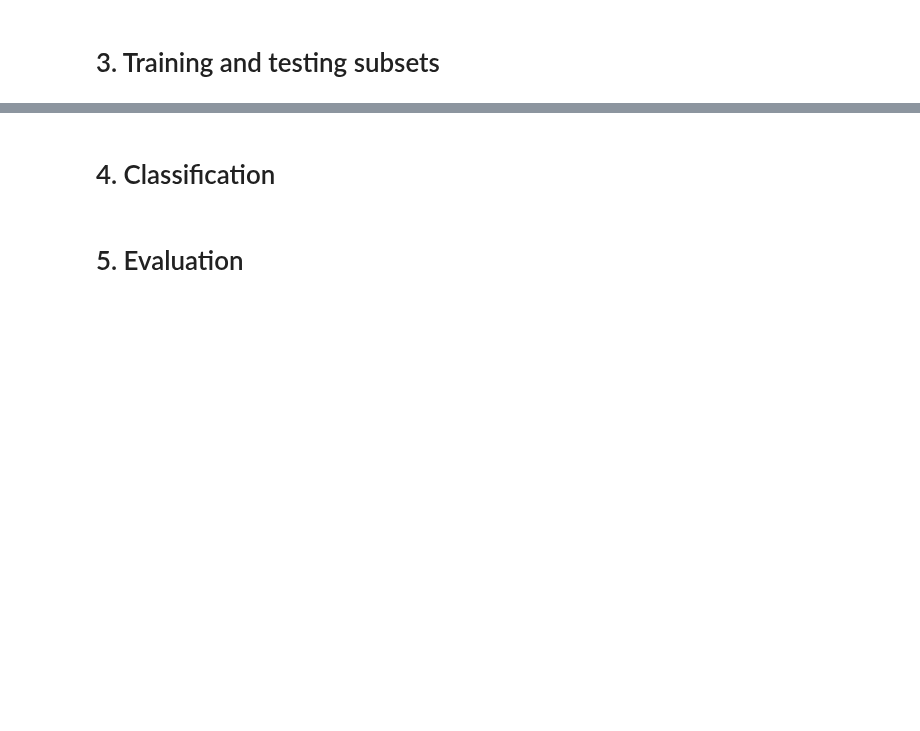
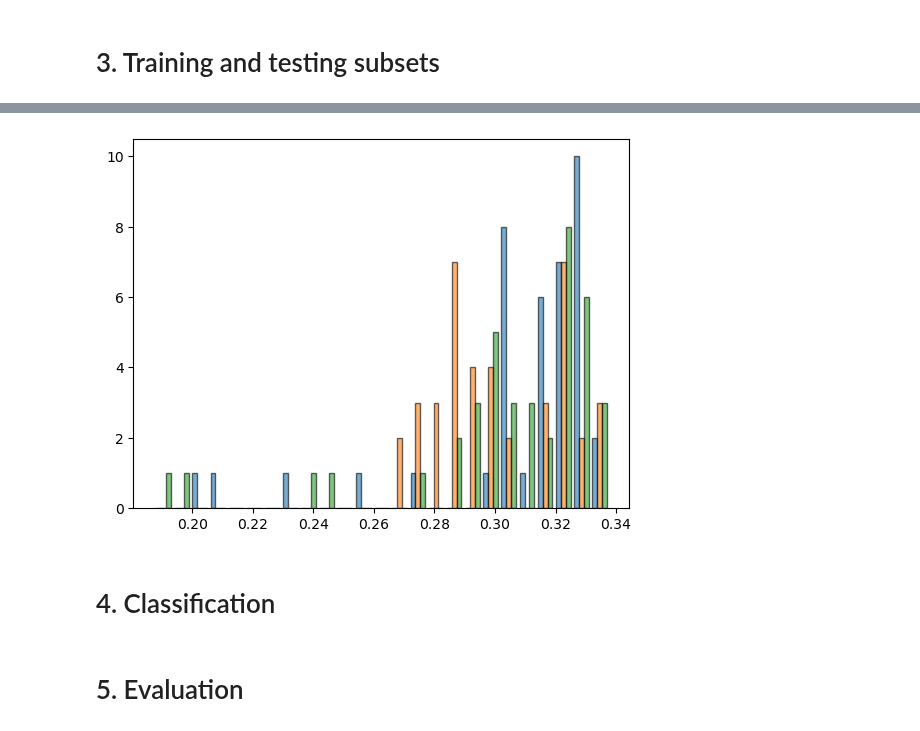
Before and after one commit to pedrozavalat/iic3724-tareas, a Jupyter notebook: T1/T1_PedroPabloZavalaTejos_area.ipynb, the cells around one changed output, grey strips where cells are left out. Cells and saved outputs as stored; diff of their text form; code cells hidden in the pictures; blank space fills up the shorter version.

```diff
--- a/T1/T1_PedroPabloZavalaTejos.ipynb
+++ b/T1/T1_PedroPabloZavalaTejos_area.ipynb
@@ -99,0 +112,15 @@ loading image kchipun/img_03_0001.png ...
+# %%
+K = 3 # Cantidad de clases
+N = 50 # Numero de muestras por clases
+
+X = np.zeros((N * K, )) # Creamos un arreglo de tamaño N * K con las caracteristicas
+Y = np.zeros((N * K, )) # Creamos nuestra variable de respuesta (con las clases)
+index = 0
+
+for k in range(1, K + 1):
+    for i in range(1, N + 1):
+        img = imageload(k, i, echo='on')
+        X[index] = normalized_area(img)
+        Y[index] = K
+
+        index += 1
@@ -102,2 +205,8 @@ loading image kchipun/img_03_0001.png ...
+# %%
+# Histograma de análisis de caracteristicas
+plt.hist([x0_train, x1_train, x2_train], bins=25, label=['paper', 'scissors', 'rock'], alpha=0.6, histtype='bar', ec='black')
+plt.show()
+# %% [output]
+[figure, added]
 # %% [markdown]
 # 4. Classification
```
Also changed, not shown: parts of 13 cells of this notebook.
